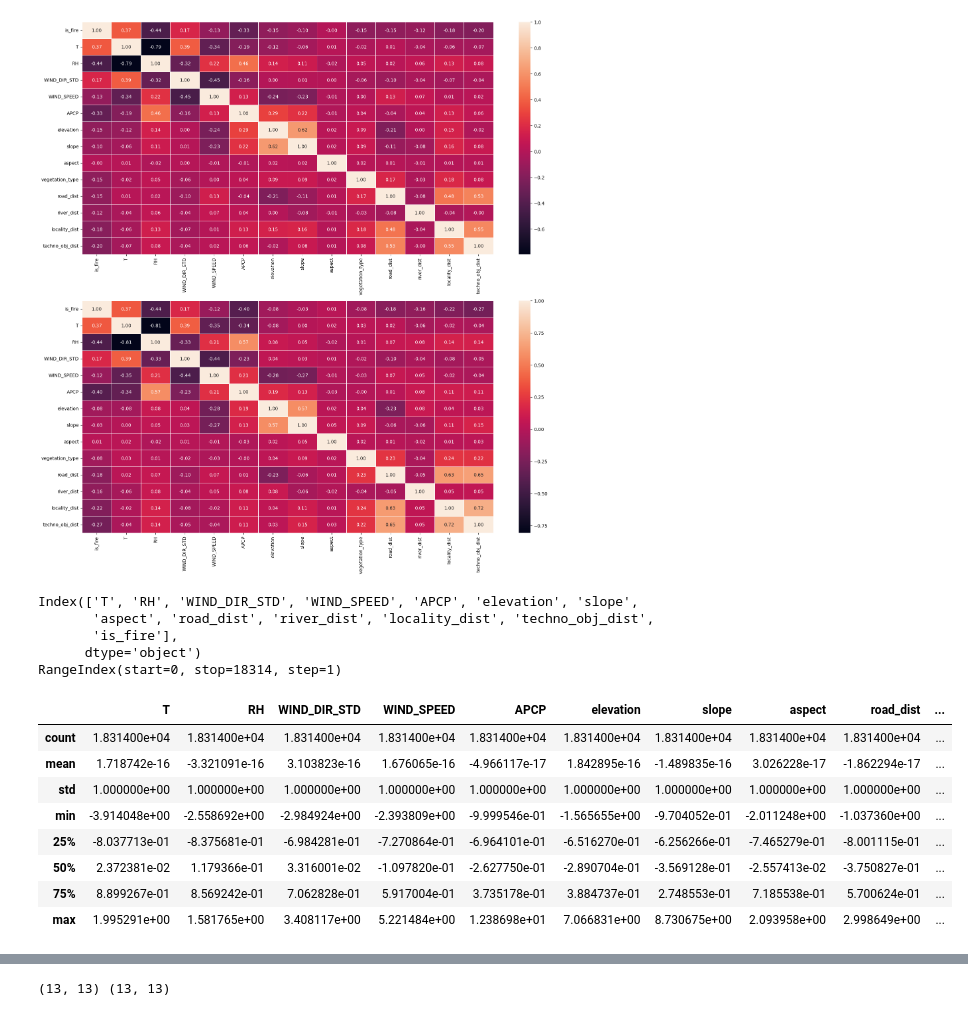
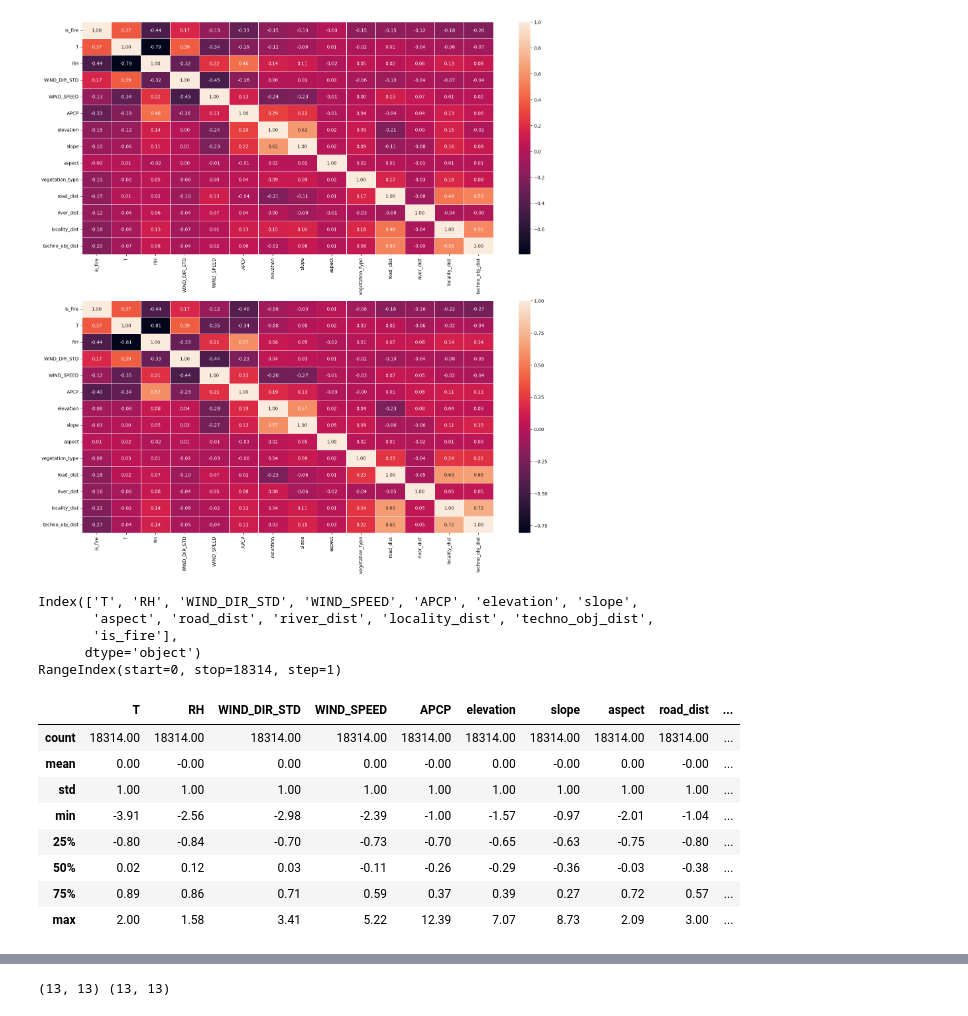
Before and after one commit to MS-17/vkr, a Jupyter notebook: correlation_analysis.ipynb, the cells around one changed output, grey strips where cells are left out. Saved outputs shown, nothing was run; the diff lists cells and outputs as text; code cells hidden in the pictures.

```diff
--- a/correlation_analysis.ipynb
+++ b/correlation_analysis.ipynb
@@ -278,26 +278,27 @@ sns.heatmap(sp, annot=True, linewidths=0.5, fmt=".2f", ax=ax[1])
 # %%
 # standardize using z-score only numeical variables (without the target and the categorical variable)
 ex_cols = ["vegetation_type", "is_fire"]
 train_ds_ = train_dataset.loc[:, ~train_dataset.columns.isin(ex_cols)]
 train_ds_ = (train_ds_ - train_ds_.mean()) / train_ds_.std()
 train_ds = train_ds_.join(train_dataset["is_fire"])
 print(train_ds.columns, train_ds.index, sep="\n")
+pd.options.display.float_format = '{:.2f}'.format
 train_ds.describe()
 # %% [output]
 Index(['T', 'RH', 'WIND_DIR_STD', 'WIND_SPEED', 'APCP', 'elevation', 'slope',
        'aspect', 'road_dist', 'river_dist', 'locality_dist', 'techno_obj_dist',
        'is_fire'],
       dtype='object')
 RangeIndex(start=0, stop=18314, step=1)
 |  | T | RH | WIND_DIR_STD | WIND_SPEED | APCP | elevation | slope | aspect | road_dist | ... |
-| count | 1.831400e+04 | 1.831400e+04 | 1.831400e+04 | 1.831400e+04 | 1.831400e+04 | 1.831400e+04 | 1.831400e+04 | 1.831400e+04 | 1.831400e+04 | ... |
-| mean | 1.718742e-16 | -3.321091e-16 | 3.103823e-16 | 1.676065e-16 | -4.966117e-17 | 1.842895e-16 | -1.489835e-16 | 3.026228e-17 | -1.862294e-17 | ... |
-| std | 1.000000e+00 | 1.000000e+00 | 1.000000e+00 | 1.000000e+00 | 1.000000e+00 | 1.000000e+00 | 1.000000e+00 | 1.000000e+00 | 1.000000e+00 | ... |
-| min | -3.914048e+00 | -2.558692e+00 | -2.984924e+00 | -2.393809e+00 | -9.999546e-01 | -1.565655e+00 | -9.704052e-01 | -2.011248e+00 | -1.037360e+00 | ... |
-| 25% | -8.037713e-01 | -8.375681e-01 | -6.984281e-01 | -7.270864e-01 | -6.964101e-01 | -6.516270e-01 | -6.256266e-01 | -7.465279e-01 | -8.001115e-01 | ... |
-| 50% | 2.372381e-02 | 1.179366e-01 | 3.316001e-02 | -1.097820e-01 | -2.627750e-01 | -2.890704e-01 | -3.569128e-01 | -2.557413e-02 | -3.750827e-01 | ... |
-| 75% | 8.899267e-01 | 8.569242e-01 | 7.062828e-01 | 5.917004e-01 | 3.735178e-01 | 3.884737e-01 | 2.748553e-01 | 7.185538e-01 | 5.700624e-01 | ... |
-| max | 1.995291e+00 | 1.581765e+00 | 3.408117e+00 | 5.221484e+00 | 1.238698e+01 | 7.066831e+00 | 8.730675e+00 | 2.093958e+00 | 2.998649e+00 | ... |
+| count | 18314.00 | 18314.00 | 18314.00 | 18314.00 | 18314.00 | 18314.00 | 18314.00 | 18314.00 | 18314.00 | ... |
+| mean | 0.00 | -0.00 | 0.00 | 0.00 | -0.00 | 0.00 | -0.00 | 0.00 | -0.00 | ... |
+| std | 1.00 | 1.00 | 1.00 | 1.00 | 1.00 | 1.00 | 1.00 | 1.00 | 1.00 | ... |
+| min | -3.91 | -2.56 | -2.98 | -2.39 | -1.00 | -1.57 | -0.97 | -2.01 | -1.04 | ... |
+| 25% | -0.80 | -0.84 | -0.70 | -0.73 | -0.70 | -0.65 | -0.63 | -0.75 | -0.80 | ... |
+| 50% | 0.02 | 0.12 | 0.03 | -0.11 | -0.26 | -0.29 | -0.36 | -0.03 | -0.38 | ... |
+| 75% | 0.89 | 0.86 | 0.71 | 0.59 | 0.37 | 0.39 | 0.27 | 0.72 | 0.57 | ... |
+| max | 2.00 | 1.58 | 3.41 | 5.22 | 12.39 | 7.07 | 8.73 | 2.09 | 3.00 | ... |
 # %%
 # pearson correlation with pvalue (using train_ds)
 # train_ds = train_dataset.loc[:, ~train_dataset.columns.isin(["vegetation_type", "year"])]
```
Also changed, not shown: parts of 7 cells of this notebook, 1 other file.
